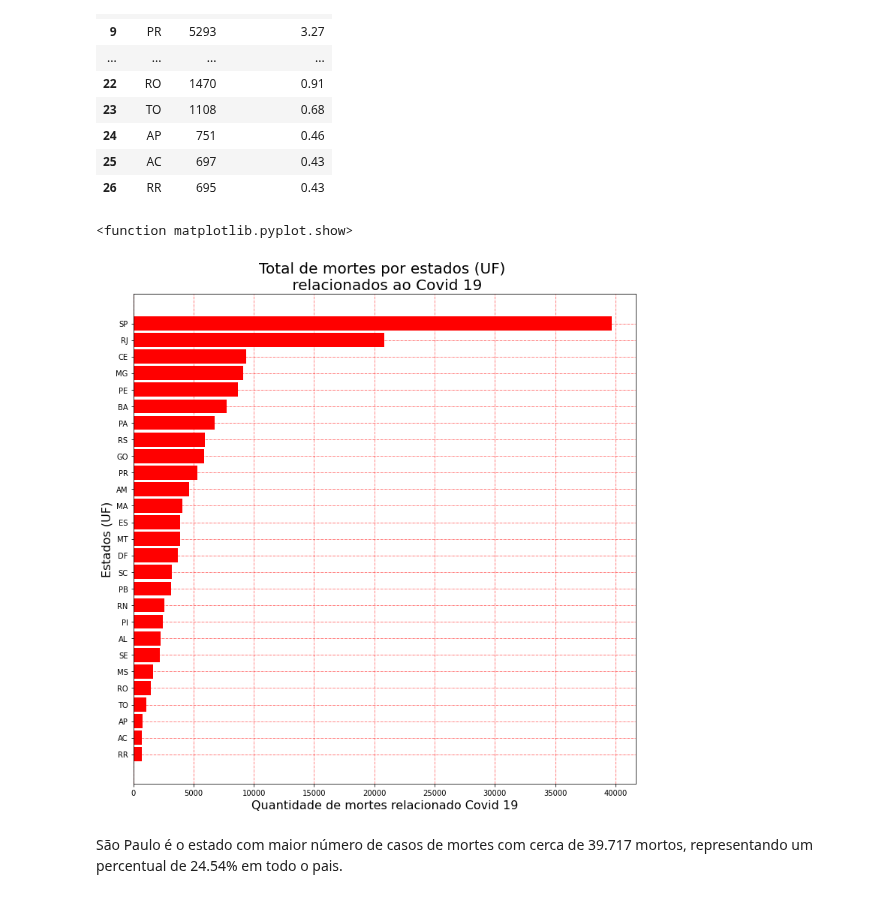
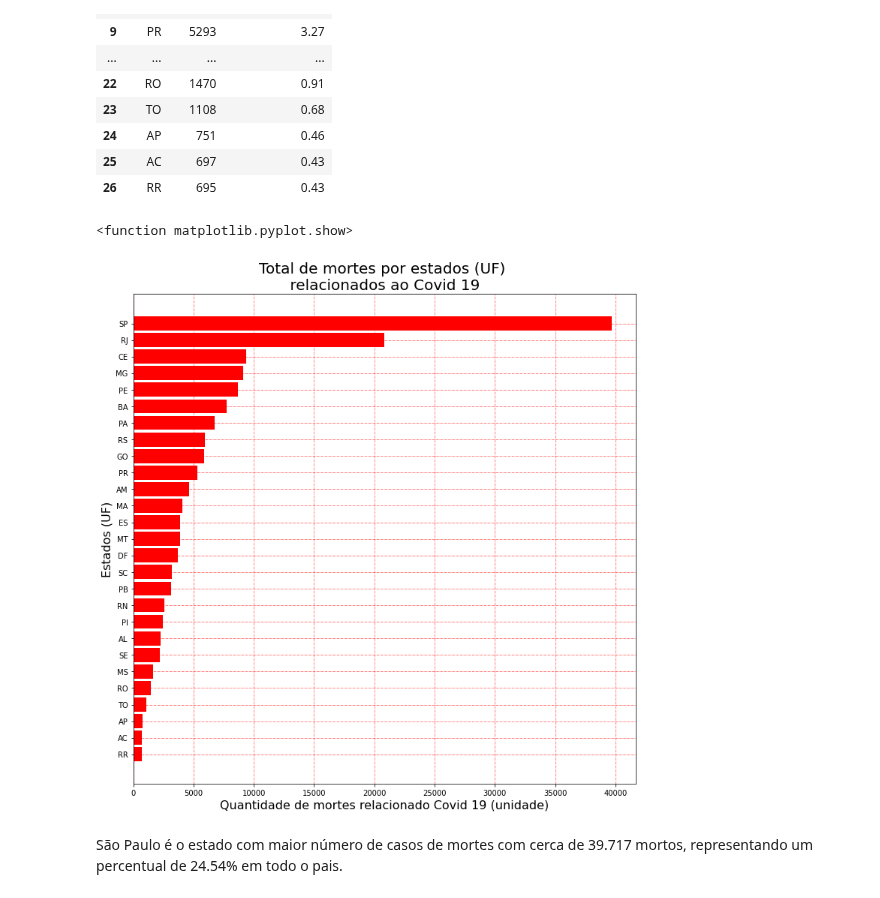
Before and after one commit to yoshinaga2904/Bootcamp-Alura, a Jupyter notebook: Fabio_Yoshinaga_Projeto_modulo_1.ipynb, the cells around one changed output. Cells and saved outputs as stored; diff of their text form; code cells hidden in the pictures.

```diff
--- a/Fabio_Yoshinaga_Projeto_modulo_1.ipynb
+++ b/Fabio_Yoshinaga_Projeto_modulo_1.ipynb
@@ -296,36 +296,36 @@ mortes
 #Criando um gráfico
 plt.figure(figsize=(12, 12))
 
 #armazenando quantidade de mortes para construir o gráfico - eixo x
 mortes.sort_values(by='deaths', ascending=True, inplace=True)
 mortos = mortes['deaths']
 
 #armazenando valores dos estados UF para construir o gráfico - eixo y
 UF = mortes['state']
 
 #Chamando método barh do matplotlib, para construir o gráfico de barras horizontais
 plt.barh(UF, mortos, height=0.85, color='red')
 
 
 #Criando um título
-plt.title('Total de mortes por estados (UF) \n relacionados ao Covid 19', fontsize = 20)
+plt.title('Total de mortes por estados (UF) \n relacionados ao Covid 19 ', fontsize = 20)
 
 #Nomeando o eixo y
 plt.ylabel('Estados (UF)', fontsize = 16)
 
 #Nomeando o eixo x
-plt.xlabel('Quantidade de mortes relacionado Covid 19', fontsize = 16 )
+plt.xlabel('Quantidade de mortes relacionado Covid 19 (unidade)', fontsize = 16 )
 
 #formatando eixo x do gráfico
 plt.ticklabel_format(axis = 'x' , style = 'plain')
 
 #grid para orientação
 plt.grid(color='r', linestyle='-.', linewidth=0.5)
 
 plt.show
 # %% [output]
 <function matplotlib.pyplot.show>
-[figure, old version]
+[figure, new version]
 # %% [markdown]
 São Paulo é o estado com maior número de casos de mortes com cerca de 39.717 mortos, representando um percentual de 24.54% em todo o pais.
 # %% [markdown]
```
Also changed, not shown: parts of 5 cells of this notebook.
